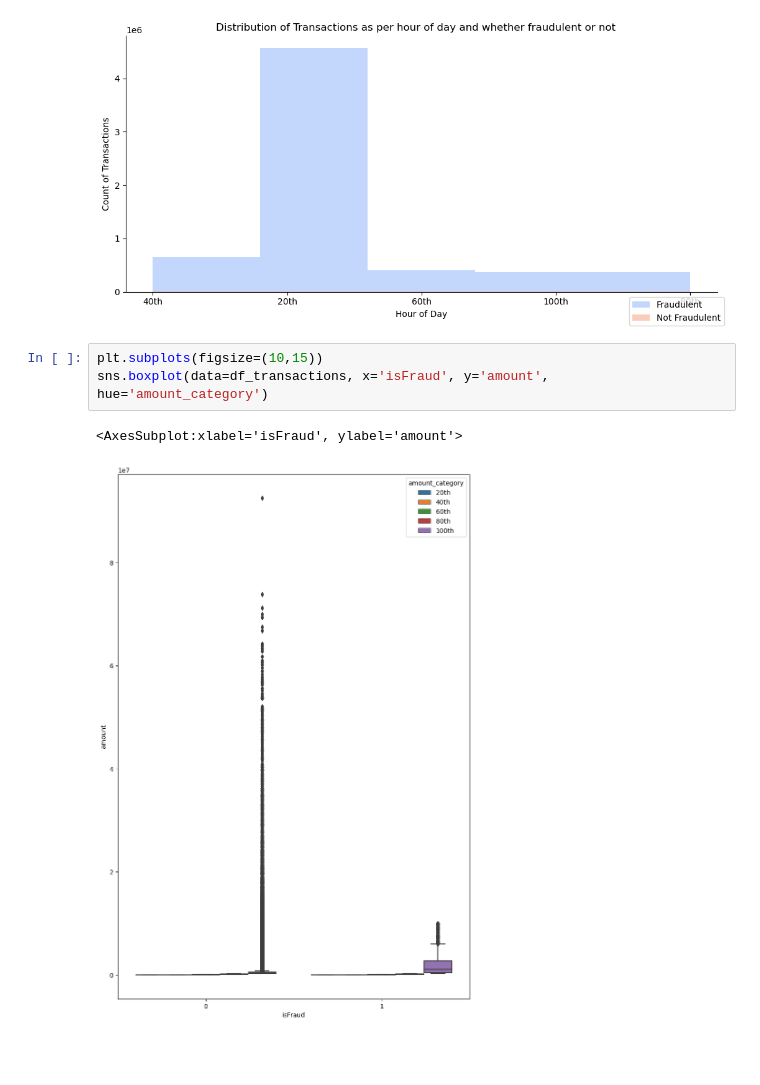
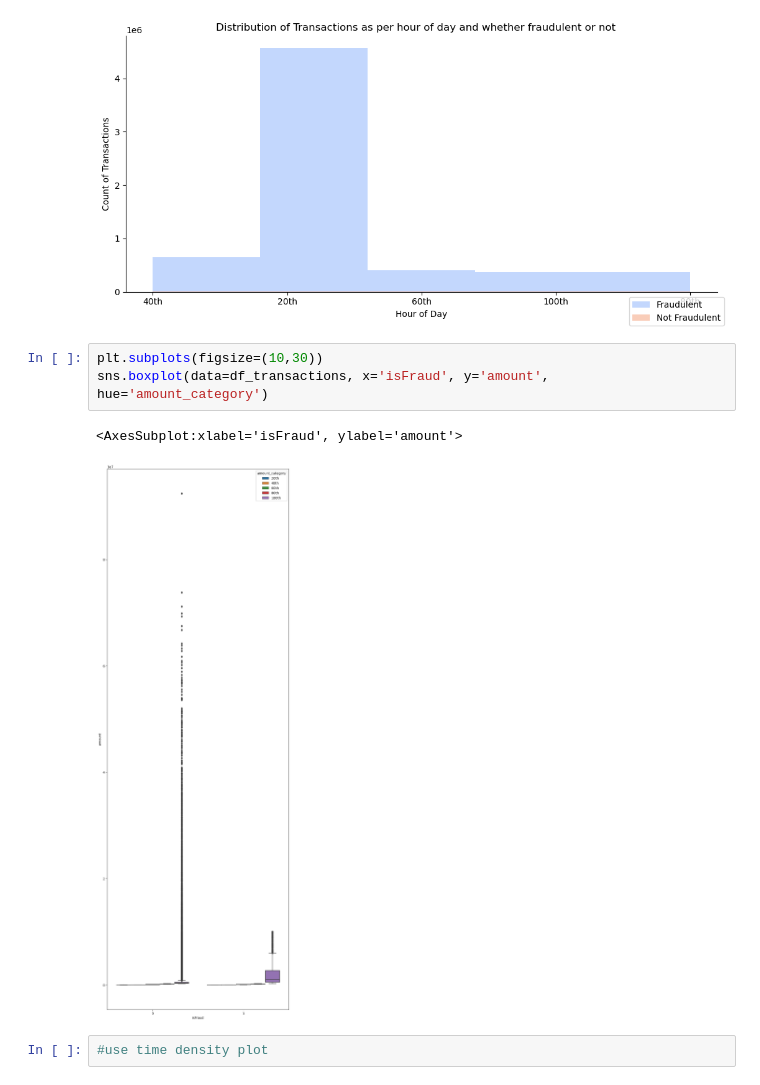
Before and after one commit to dsprincess/python-projects, a Jupyter notebook: Fraud Detection Analysis.ipynb, the cells around one changed output. Cells and saved outputs as stored; diff of their text form; blank space fills up the shorter version.

```diff
--- a/Fraud Detection Analysis.ipynb
+++ b/Fraud Detection Analysis.ipynb
@@ -375,8 +389,10 @@ g.fig.legend(handles, ["Fraudulent", "Not Fraudulent"], loc='lower right')
 <matplotlib.legend.Legend at 0x...>
 [figure]
 # %%
-plt.subplots(figsize=(10,15))
+plt.subplots(figsize=(10,30))
 sns.boxplot(data=df_transactions, x='isFraud', y='amount', hue='amount_category')
 # %% [output]
 <AxesSubplot:xlabel='isFraud', ylabel='amount'>
-[figure, old version]
+[figure, new version]
+# %%
+#use time density plot
```
Also changed, not shown: parts of 15 cells of this notebook, 1 other file.
